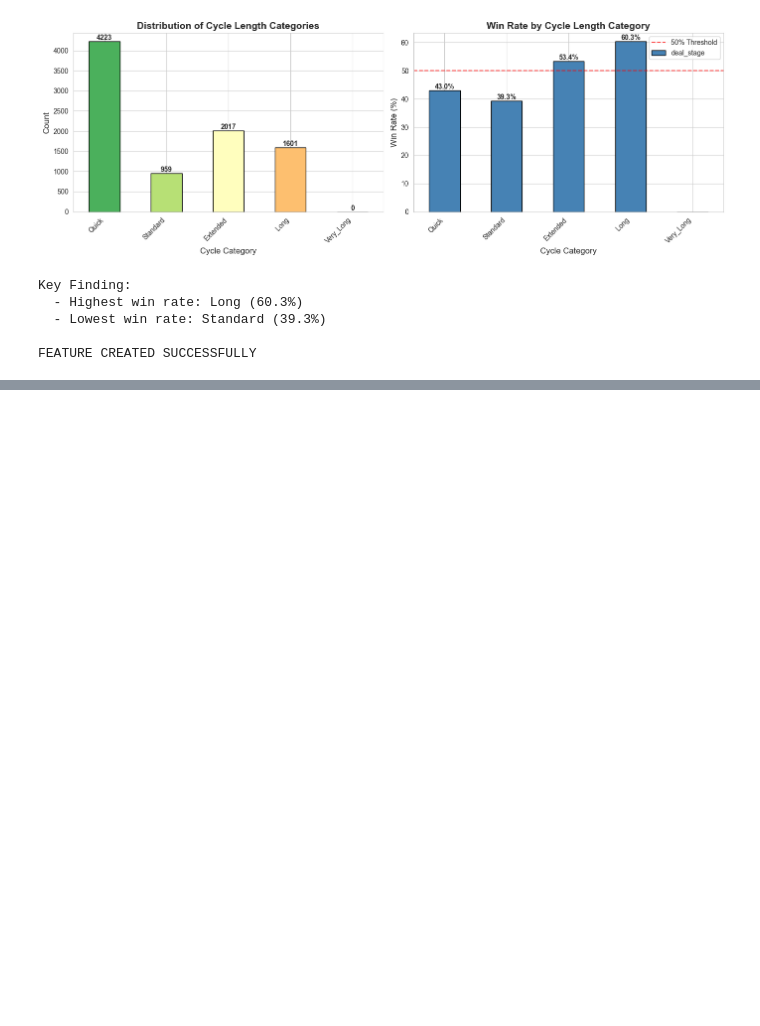
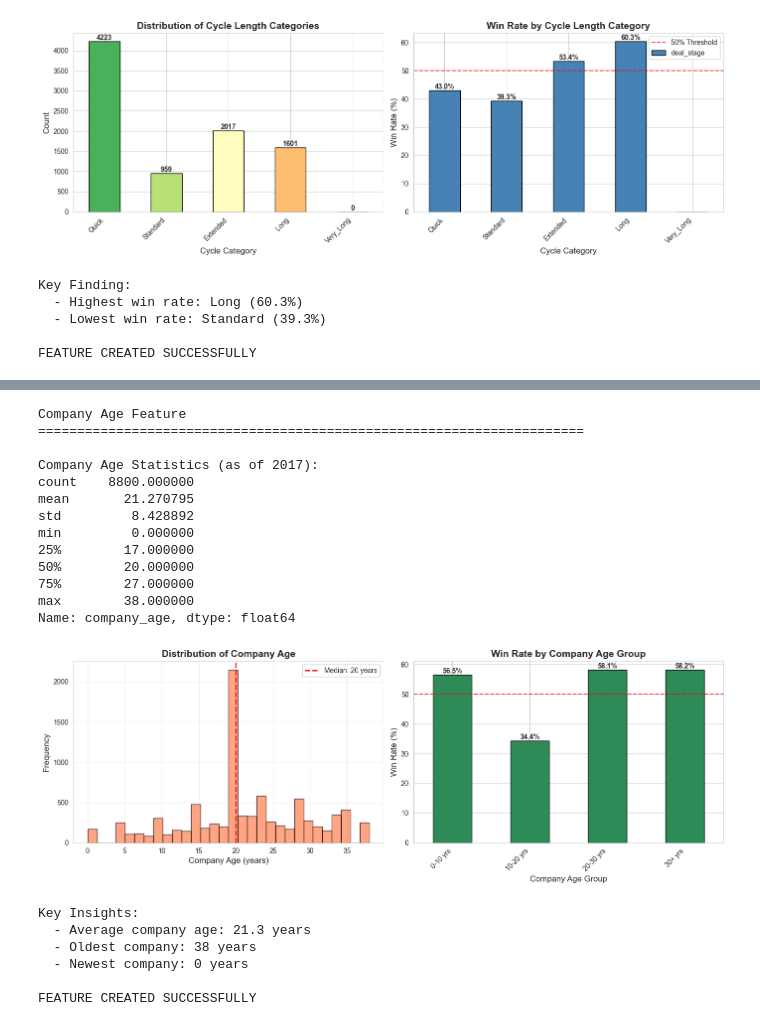
Before and after one commit to Pawan-Bhandari-1164198/1164198, a Jupyter notebook: assignment-3.ipynb, the cells around one changed output, grey strips where cells are left out. Cells and saved outputs as stored; diff of their text form; code cells hidden in the pictures; blank space fills up the shorter version.

```diff
--- a/assignment-3.ipynb
+++ b/assignment-3.ipynb
@@ -616,0 +681,78 @@ A total of 10 features were created based on time based properties. The followin
+# %%
+# Feature 5: Company Age
+# Calculate years since establishment
+print("Company Age Feature")
+print("="*70)
+
+# Use engagement year (when prospect was first contacted)
+current_year = df['engage_year'].max()
+df['company_age'] = current_year - df['year_established']
+
+print(f"\nCompany Age Statistics (as of {current_year}):")
+print(df['company_age'].describe())
+
+# Visualize
+fig, (ax1, ax2) = plt.subplots(1, 2, figsize=(14, 5))
+
+# Distribution
+ax1.hist(df['company_age'], bins=30, edgecolor='black', alpha=0.7, color='coral')
+ax1.axvline(df['company_age'].median(), color='red', linestyle='--',
+            linewidth=2, label=f'Median: {df["company_age"].median():.0f} years')
+ax1.set_xlabel('Company Age (years)', fontsize=12)
+ax1.set_ylabel('Frequency', fontsize=12)
+ax1.set_title('Distribution of Company Age', fontsize=14, fontweight='bold')
+ax1.legend()
+ax1.grid(alpha=0.3)
+
+# Win rate by age group
+age_bins = [0, 10, 20, 30, 40]
+age_labels = ['0-10 yrs', '10-20 yrs', '20-30 yrs', '30+ yrs']
+df['age_group_temp'] = pd.cut(df['company_age'], bins=age_bins, labels=age_labels)
+win_rate_by_age = df.groupby('age_group_temp')['deal_stage'].apply(
+    lambda x: (x == 'Won').mean() * 100
+)
+
+win_rate_by_age.plot(kind='bar', ax=ax2, color='seagreen', edgecolor='black')
+ax2.set_title('Win Rate by Company Age Group', fontsize=14, fontweight='bold')
+ax2.set_xlabel('Company Age Group', fontsize=12)
+ax2.set_ylabel('Win Rate (%)', fontsize=12)
+ax2.set_xticklabels(ax2.get_xticklabels(), rotation=45, ha='right')
+ax2.axhline(y=50, color='red', linestyle='--', alpha=0.7)
+
+# Add value labels
+for i, v in enumerate(win_rate_by_age.values):
+    ax2.text(i, v, f'{v:.1f}%', ha='center', va='bottom', fontweight='bold')
+
+plt.tight_layout()
+plt.show()
+
+# Drop temporary column
+df.drop('age_group_temp', axis=1, inplace=True)
+
+print("\nKey Insights:")
+print(f"  - Average company age: {df['company_age'].mean():.1f} years")
+print(f"  - Oldest company: {df['company_age'].max()} years")
+print(f"  - Newest company: {df['company_age'].min()} years")
+
+print("\nFEATURE CREATED SUCCESSFULLY")
+# %% [output]
+Company Age Feature
+======================================================================
+
+Company Age Statistics (as of 2017):
+count    8800.000000
+mean       21.270795
+std         8.428892
+min         0.000000
+25%        17.000000
+50%        20.000000
+75%        27.000000
+max        38.000000
+Name: company_age, dtype: float64
+[figure, added]
+Key Insights:
+  - Average company age: 21.3 years
+  - Oldest company: 38 years
+  - Newest company: 0 years
+
+FEATURE CREATED SUCCESSFULLY
```
Also changed, not shown: parts of 15 cells of this notebook.
